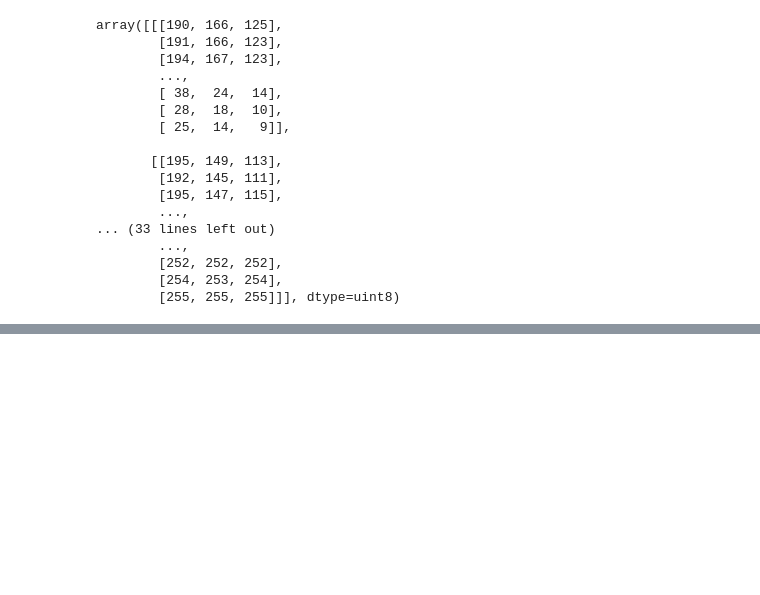
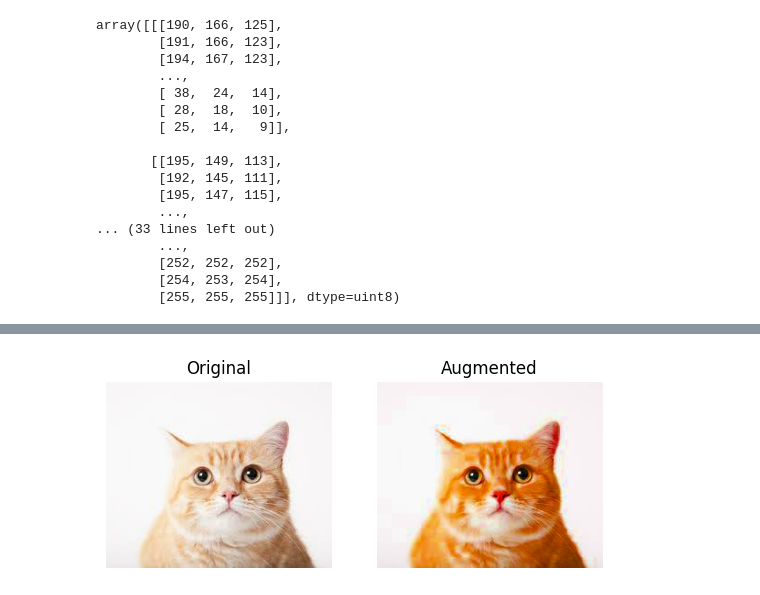
Before and after one commit to JOJUNHYUNG0818/ai, a Jupyter notebook: 7데이터_전처리.ipynb, the cells around one changed output, grey strips where cells are left out. Cells and saved outputs as stored; diff of their text form; code cells hidden in the pictures; blank space fills up the shorter version.

```diff
--- a/7데이터_전처리.ipynb
+++ b/7데이터_전처리.ipynb
@@ -543,0 +588,6 @@ array([[[190, 166, 125],
+# %%
+#채도
+flipped = tf.image.adjust_saturation(image,3)
+visualize(image,flipped)
+# %% [output]
+[figure, added]
```
Also changed, not shown: parts of 13 cells of this notebook.
